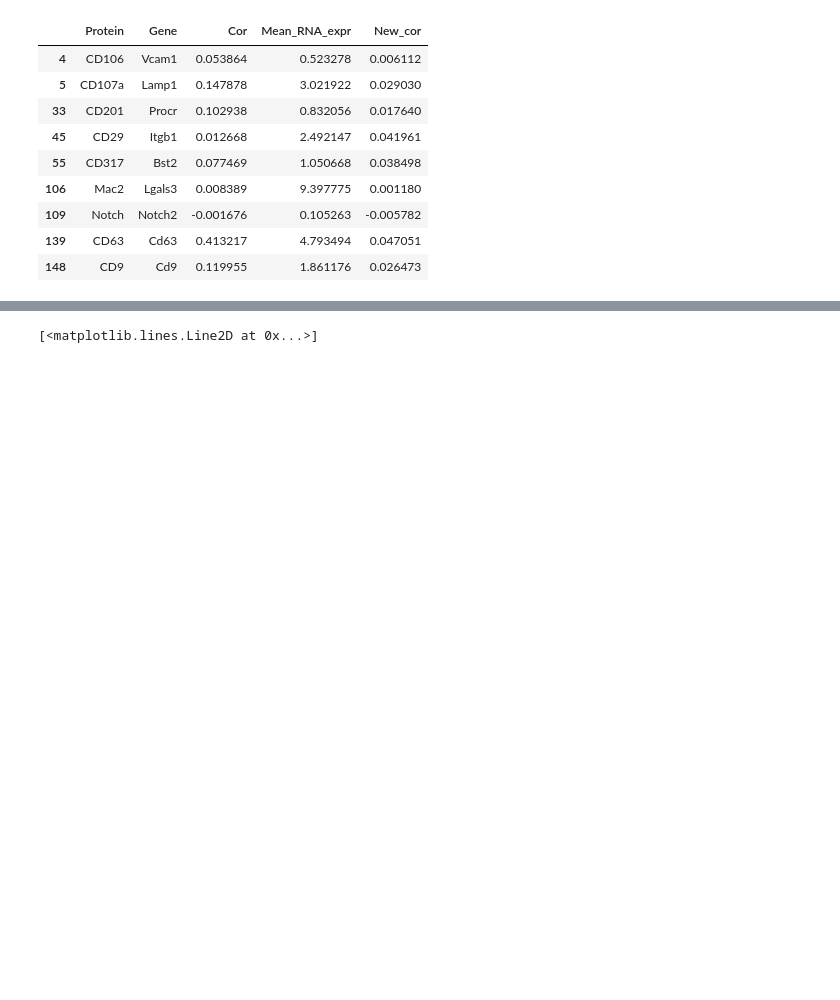
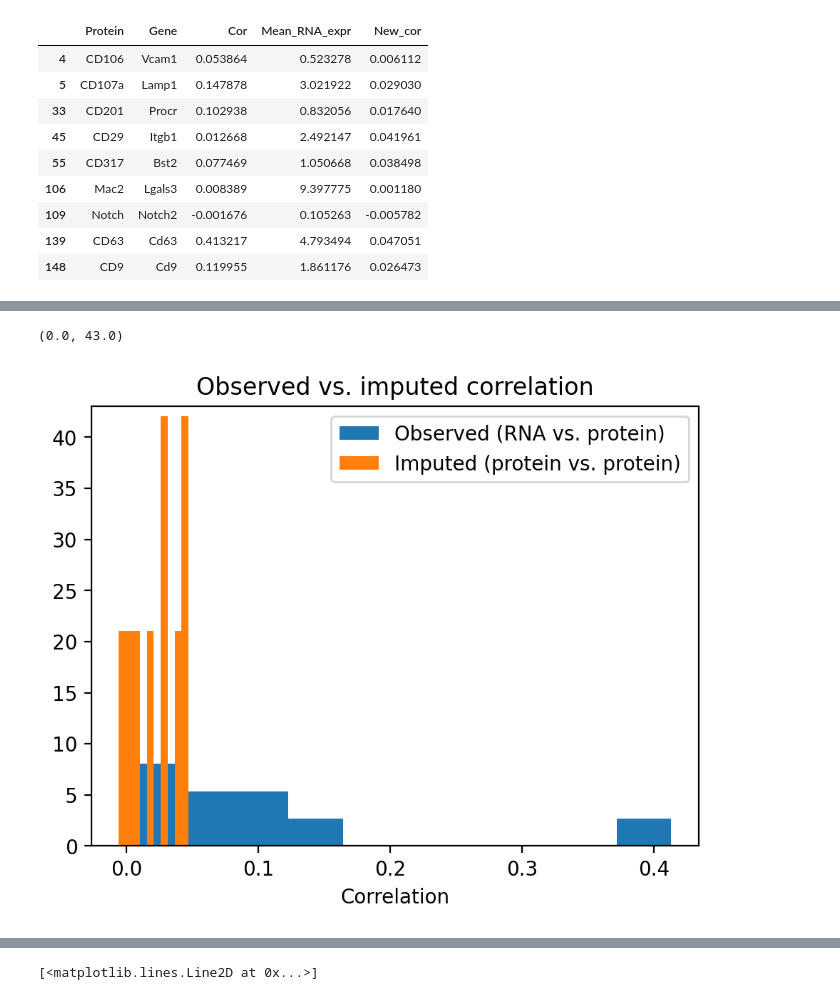
Before and after one commit to reliscu/chronocell_janssens_2025_preprint, a Jupyter notebook: 07_imputed_vs_ADT.ipynb, the cells around one changed output, grey strips where cells are left out. Cells and saved outputs as stored; diff of their text form; code cells hidden in the pictures; blank space fills up the shorter version.

```diff
--- a/07_imputed_vs_ADT.ipynb
+++ b/07_imputed_vs_ADT.ipynb
@@ -146,0 +161,12 @@ corrs_df
+# %%
+fig, ax = plt.subplots(figsize=(5.5, 4), dpi=200)
+
+ax.hist(corrs_df['Cor'], label="Observed (RNA vs. protein)", density=True)
+ax.hist(corrs_df['New_cor'], label="Imputed (protein vs. protein)", density=True)
+ax.legend()
+ax.set_title("Observed vs. imputed correlation")
+ax.set_xlabel("Correlation")
+ax.set_ylim((0, 43))
+# %% [output]
+(0.0, 43.0)
+[figure, added]
```
Also changed, not shown: parts of 5 cells of this notebook, 3 other files.
